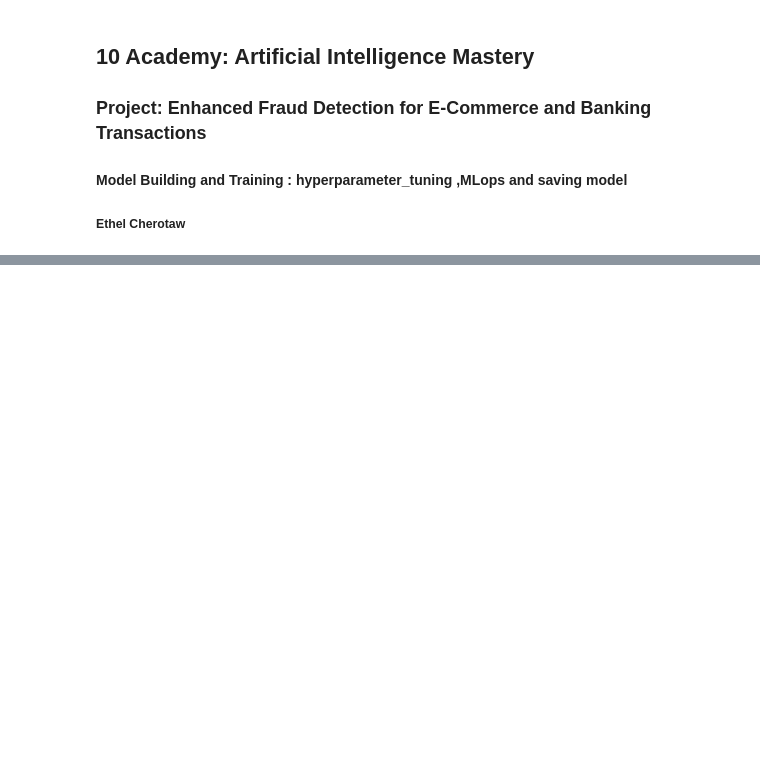
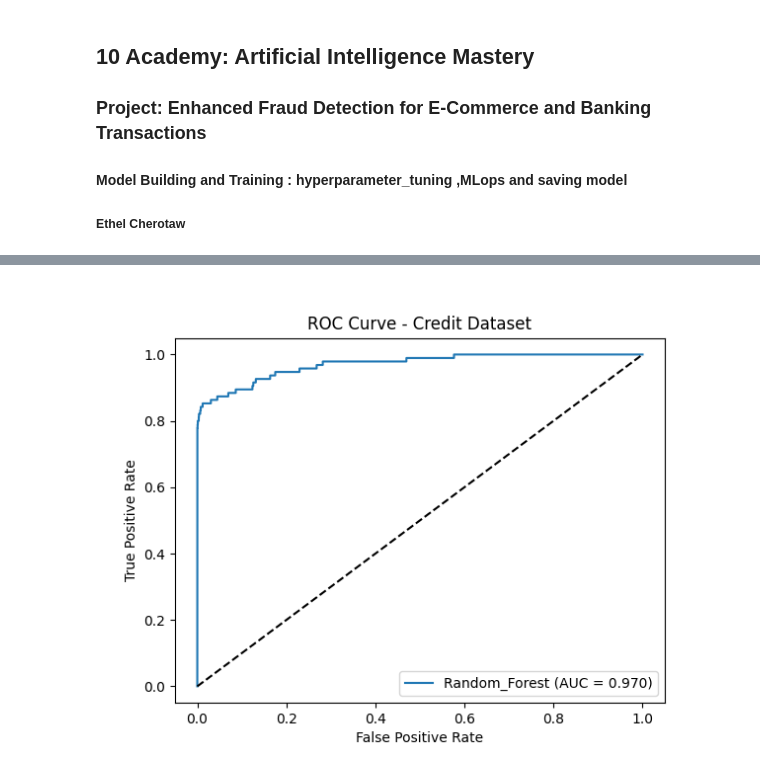
Before and after one commit to Ethel-Star/Advanced-Fraud-Detection-for-E-Commerce-and-Banking, a Jupyter notebook: notebooks/model_building_hyperparameter_tuning.ipynb, the cells around one changed output, grey strips where cells are left out. Saved outputs shown, nothing was run; the diff lists cells and outputs as text; code cells hidden in the pictures; blank space fills up the shorter version.

```diff
--- a/notebooks/model_building_hyperparameter_tuning.ipynb
+++ b/notebooks/model_building_hyperparameter_tuning.ipynb
@@ -29,2 +32,7 @@ fraud_detection.run("credit")
+# %%
+image = Image.open('roc_curve_Credit_Random_Forest.png')
+display(image)
+# %% [output]
+[figure, added]
 # %%
 fraud_detection.run("fraud")
```
Also changed, not shown: parts of 5 cells of this notebook, 8 other files.
